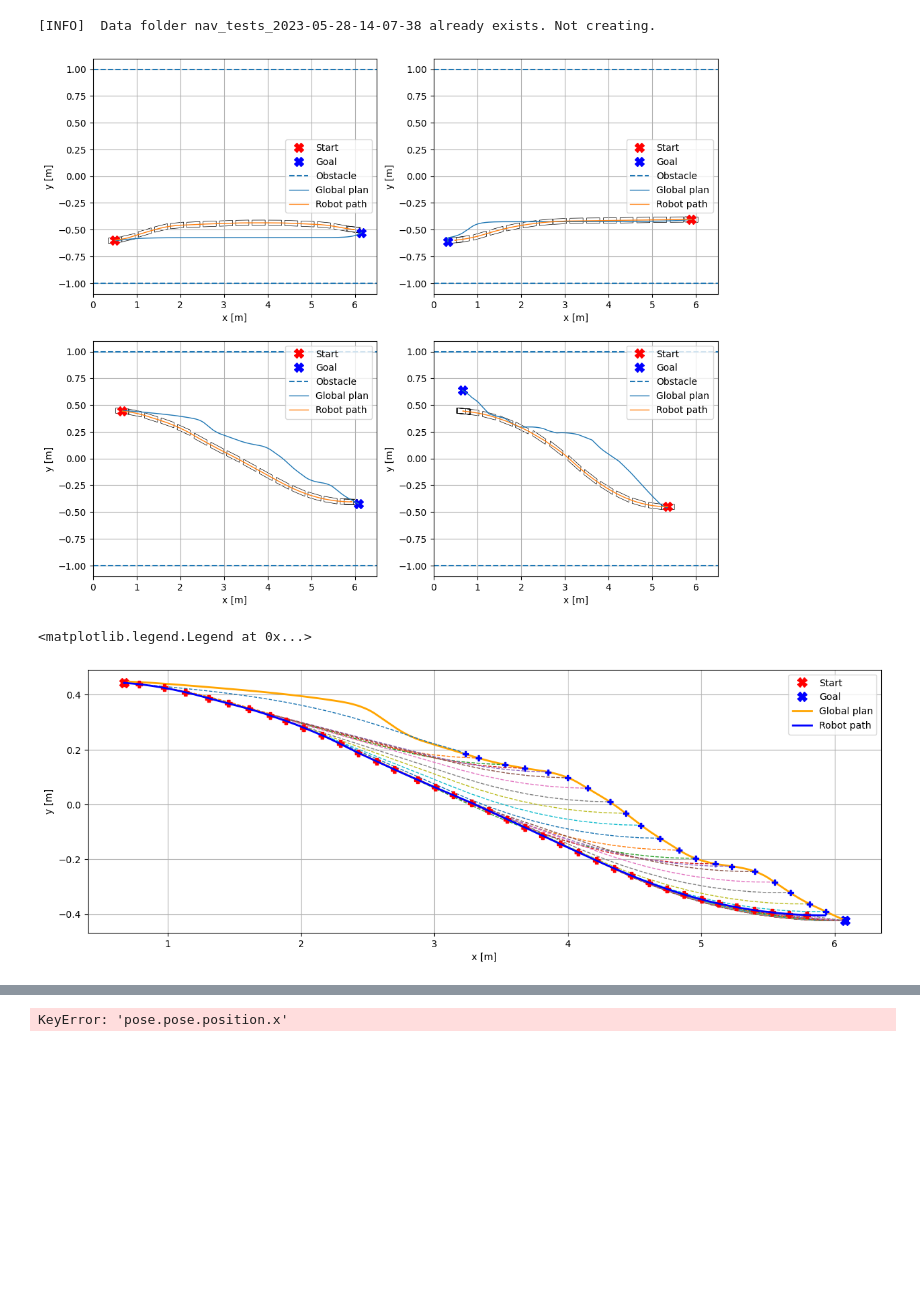
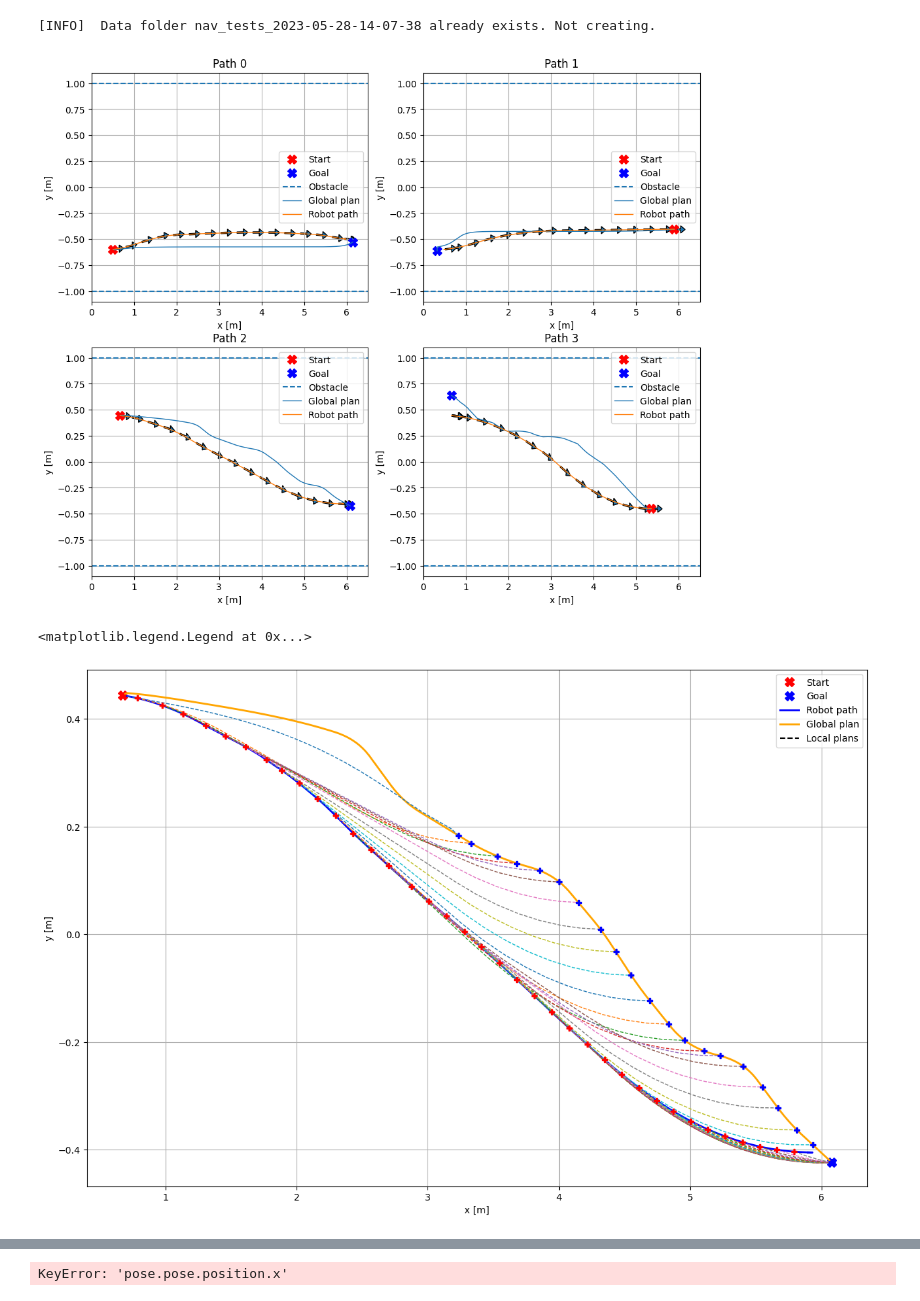
Before and after one commit to robotengineer123/RR-RobotSim, a Jupyter notebook: nav_tests.ipynb, the cells around one changed output, grey strips where cells are left out. Cells and saved outputs as stored; diff of their text form; code cells hidden in the pictures; blank space fills up the shorter version.

```diff
--- a/nav_tests.ipynb
+++ b/nav_tests.ipynb
@@ -94,13 +94,14 @@ def CalibrateZero(df):
     for col in headers:
         df[col] =  df[col] - df[col][df[col].index[0]]
 # %%
-FP_WIDTH = 0.3
-FP_HEIGHT = 0.05
+FP_WIDTH = 1.152
+FP_HEIGHT = 0.342
 ntests = len(tests)
 fig, axs = plt.subplots(nrows=2, ncols=2, figsize=(12, 10))
 axs = axs.reshape(-1)
 
-for test, ax in zip(tests, axs):
+for test, ax, i in zip(tests, axs,range(len(axs))):
+    ax.set_title(f"Path {i}")
     ax.plot(test[1].paths.iloc[0].x.iloc[0], test[1].paths.iloc[0].y.iloc[0], "rX", label="Start", markersize=10)
     ax.plot(test[1].paths.iloc[0].x.iloc[-1], test[1].paths.iloc[0].y.iloc[-1], "bX", label="Goal", markersize=10)
     ax.axhline(y=-1, linestyle="--", label="Obstacle")
@@ -110,31 +111,36 @@ for test, ax in zip(tests, axs):
     #     path.plot(x='x', xlabel='x [m]', y="y", ylabel="y [m]", grid=True, legend=False, ax=ax, linewidth=1.5)
     #     ax.plot(path.x.iloc[0], path.y.iloc[0], "rP", markersize=10)
     #     ax.plot(path.x.iloc[-1], path.y.iloc[-1], "bP", markersize=10)
+    first = True
+    label="Robot pose"
     for x,y,yaw in zip(test[0]["pose.pose.position.x"][::70], test[0]["pose.pose.position.y"][::70], test[0]["Angles"][::70]):
-        rect = Rectangle((x-FP_WIDTH/2, y-FP_HEIGHT/2), FP_WIDTH, FP_HEIGHT, angle=yaw*180/np.pi, rotation_point='center', fc='none', ec="black", linewidth=0.5)
-        ax.add_patch(rect)
+        ax.arrow(x, y, np.cos(yaw)*0.15, np.sin(yaw)*0.15, width=0.013, head_width=0.07)
+        # rect = Rectangle((x-FP_WIDTH/2, y-FP_HEIGHT/2), FP_WIDTH, FP_HEIGHT, angle=yaw*180/np.pi, rotation_point='center', fc='none', ec="black", linewidth=0.5, label=label)
+        # ax.add_patch(rect)
+        label=""
     ax.set_ylim(-1.1, 1.1)
     ax.set_xlim(0, 6.5)
     ax.plot(test[0]["pose.pose.position.x"], test[0]["pose.pose.position.y"], label="Robot path", linewidth=1)
     ax.axhline(y=1, linestyle="--")
     ax.legend()
 # %% [output]
-[figure, old version]
+[figure, new version]
 # %%
-fig, ax = plt.subplots(nrows=1, ncols=1, figsize=(15, 5))
+fig, ax = plt.subplots(nrows=1, ncols=1, figsize=(15, 10))
 test = tests[2]
 
+ax.autoscale("True")
 ax.plot(test[1].paths.iloc[0].x.iloc[0], test[1].paths.iloc[0].y.iloc[0], "rX", label="Start", markersize=10)
 ax.plot(test[1].paths.iloc[0].x.iloc[-1], test[1].paths.iloc[0].y.iloc[-1], "bX", label="Goal", markersize=10)
-ax.autoscale("True")
+ax.plot(test[0]["pose.pose.position.x"], test[0]["pose.pose.position.y"], label="Robot path", linewidth=2, color="blue")
 test[1].paths.iloc[0].plot(x='x', xlabel='x [m]', y="y", ylabel="y [m]", grid=True, label="Global plan", ax=ax, linewidth=2, color="orange")
+ax.plot([], [], color="black", linestyle="--", label="Local plans")
 for path in test[2].paths.iloc[::5]:
     artist = path.plot(x='x', xlabel='x [m]', y="y", ylabel="y [m]", grid=True, label="", ax=ax, linewidth=1, linestyle="--")
-    ax.plot(path.x.iloc[0], path.y.iloc[0], "rP", markersize=7)
+    ax.plot(path.x.iloc[0], path.y.iloc[0], "rP", markersize=6)
     ax.plot(path.x.iloc[-1], path.y.iloc[-1], "bP", markersize=6)
-ax.plot(test[0]["pose.pose.position.x"], test[0]["pose.pose.position.y"], label="Robot path", linewidth=2, color="blue")
 ax.legend()
 # %% [output]
 <matplotlib.legend.Legend at 0x...>
-[figure, old version]
+[figure, new version]
 # %%
```
Also changed, not shown: parts of 1 cell of this notebook, 1 other file.
